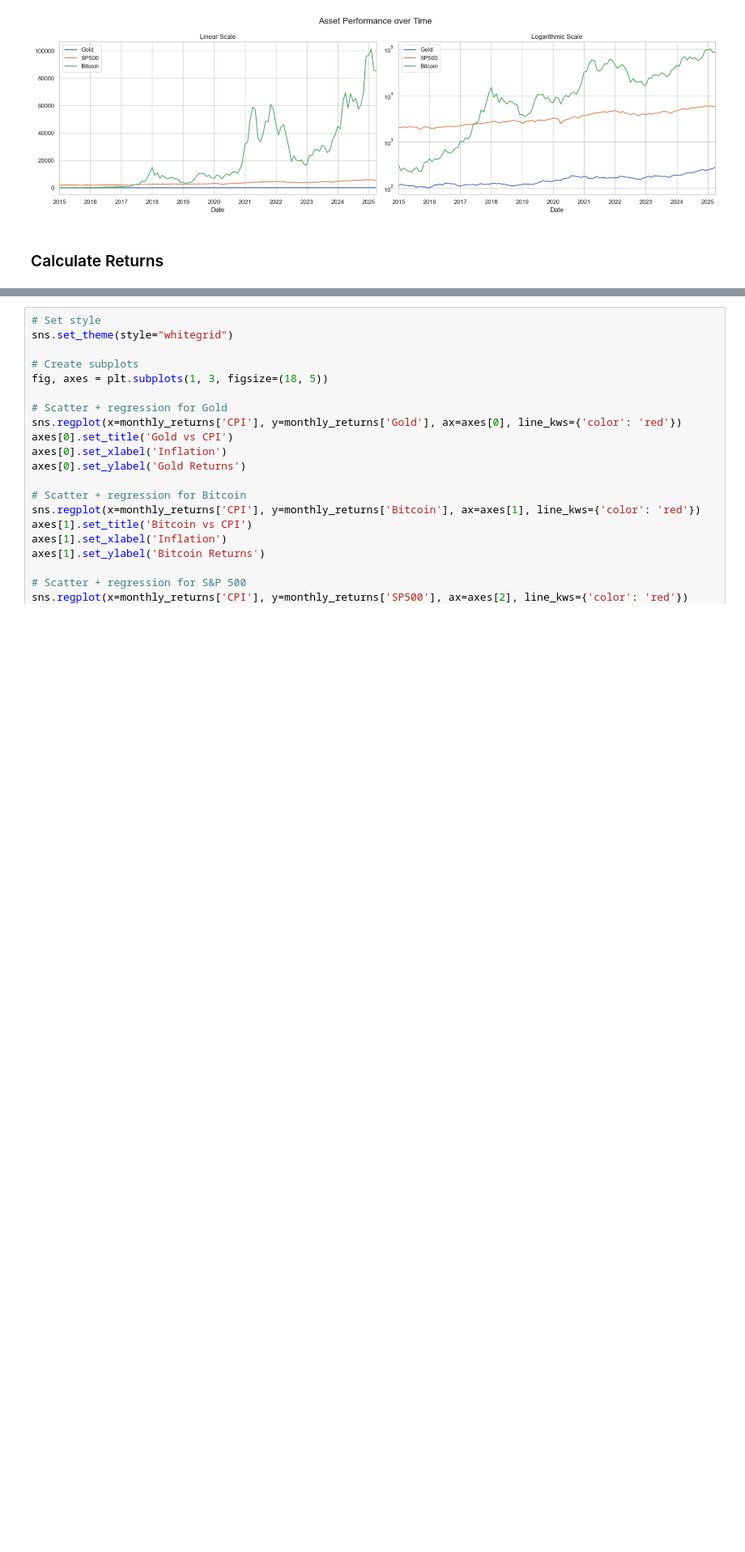
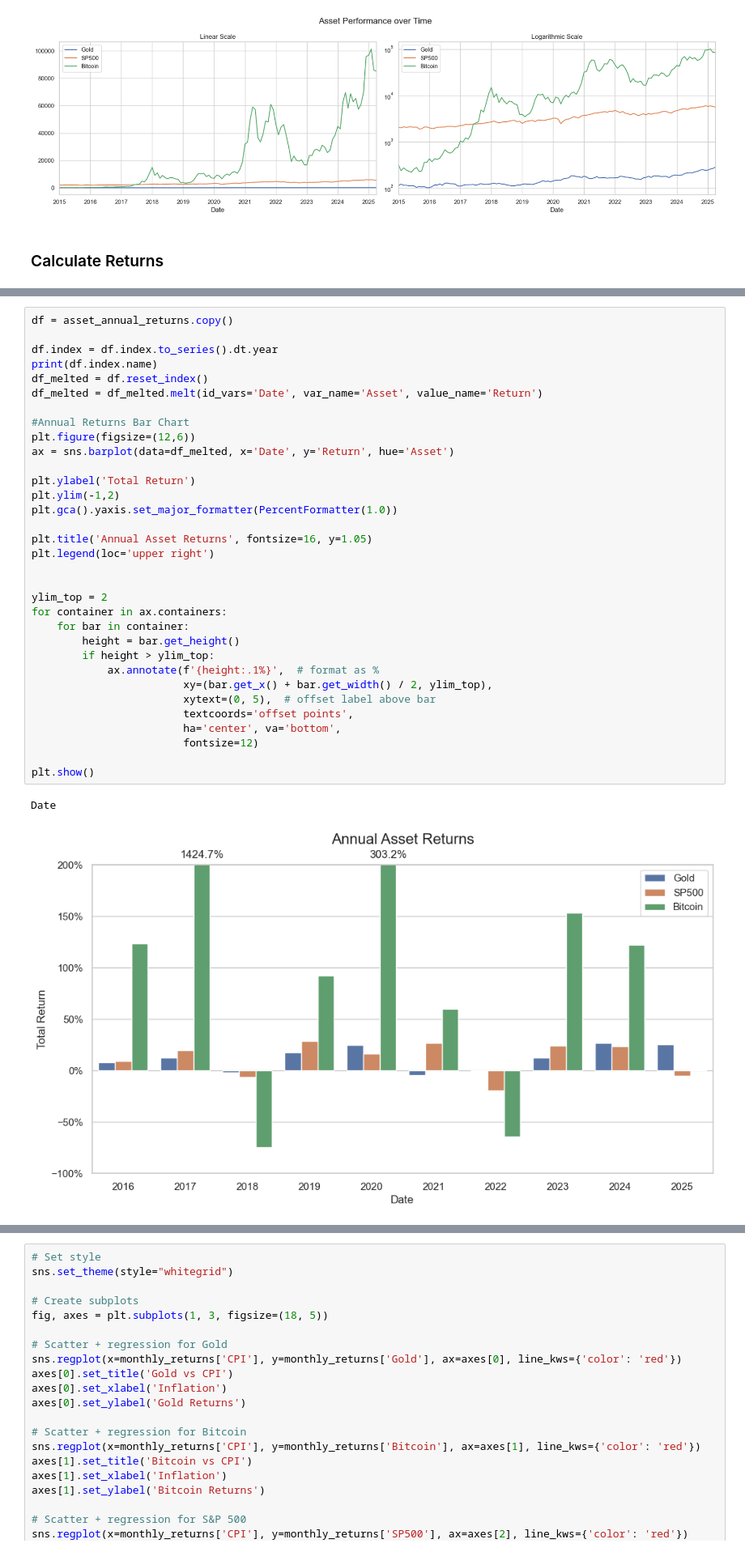
Before and after one commit to alexmcmullen80/BitcoinVsInflation, a Jupyter notebook: bitcoin.ipynb, the cells around one changed output, grey strips where cells are left out. Shown at 81% size. Saved outputs shown, nothing was run; the diff lists cells and outputs as text; blank space fills up the shorter version.

```diff
--- a/bitcoin.ipynb
+++ b/bitcoin.ipynb
@@ -153,3 +140,39 @@ Date
+# %%
+df = asset_annual_returns.copy()
+
+df.index = df.index.to_series().dt.year
+print(df.index.name)
+df_melted = df.reset_index()
+df_melted = df_melted.melt(id_vars='Date', var_name='Asset', value_name='Return')
+
+#Annual Returns Bar Chart
+plt.figure(figsize=(12,6))
+ax = sns.barplot(data=df_melted, x='Date', y='Return', hue='Asset')
+
+plt.ylabel('Total Return')
+plt.ylim(-1,2)
+plt.gca().yaxis.set_major_formatter(PercentFormatter(1.0))
+
+plt.title('Annual Asset Returns', fontsize=16, y=1.05)
+plt.legend(loc='upper right')
+
+
+ylim_top = 2
+for container in ax.containers:
+    for bar in container:
+        height = bar.get_height()
+        if height > ylim_top:
+            ax.annotate(f'{height:.1%}',  # format as %
+                        xy=(bar.get_x() + bar.get_width() / 2, ylim_top),
+                        xytext=(0, 5),  # offset label above bar
+                        textcoords='offset points',
+                        ha='center', va='bottom',
+                        fontsize=12)
+
+plt.show()
+# %% [output]
+Date
+[figure, added]
 # %%
 corr_coefs = monthly_returns[['Gold', 'SP500', 'Bitcoin']].corrwith(monthly_returns['CPI'])
 print(monthly_returns[['CPI', 'Gold', 'SP500', 'Bitcoin']].corr())
```
Also changed, not shown: parts of 4 cells of this notebook.
